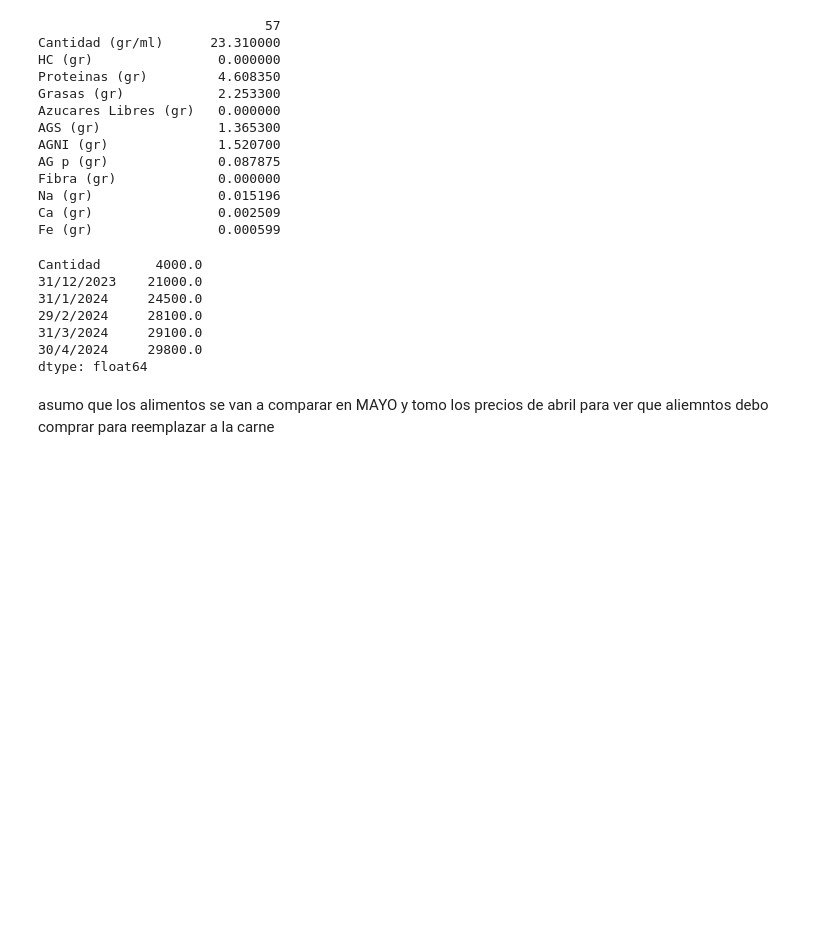
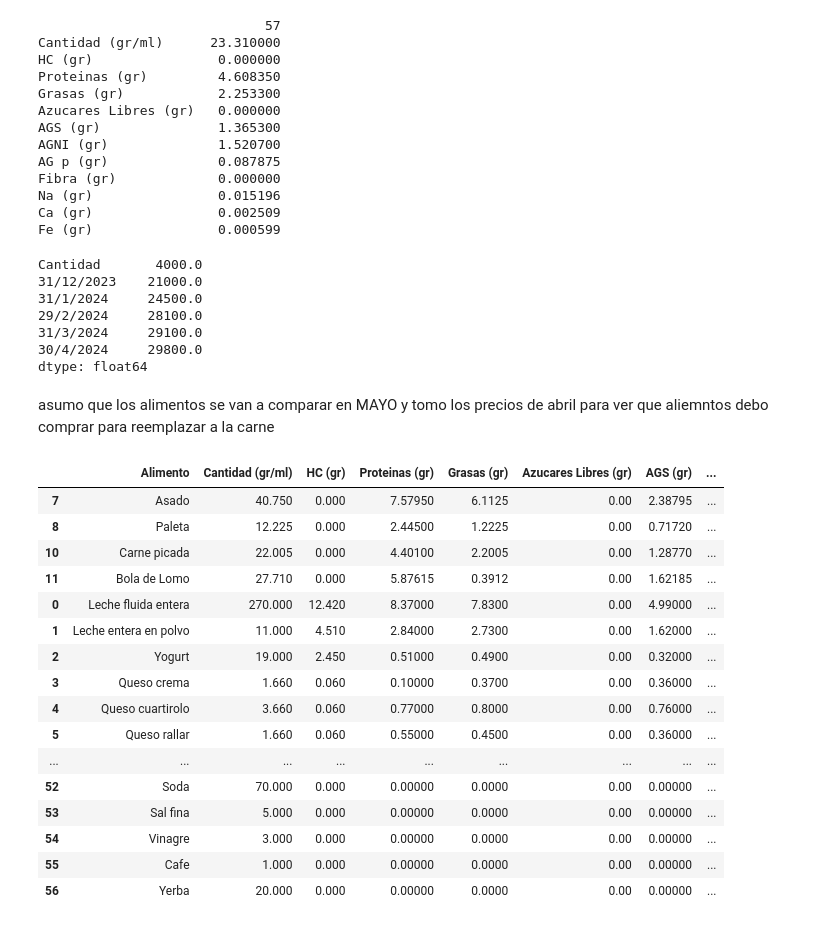
Before and after one commit to pedrobergaglio/algebra-lineal-computacional-2024, a Jupyter notebook: Enunciado TP2 y datos-20240601/Resolución.ipynb, the cells around one changed output. Cells and saved outputs as stored; diff of their text form; code cells hidden in the pictures; blank space fills up the shorter version.

Commit message:
celda para reducir tal porcentaje de carne en la cba

```diff
--- a/Enunciado TP2 y datos-20240601/Resolución.ipynb
+++ b/Enunciado TP2 y datos-20240601/Resolución.ipynb
@@ -1213,3 +1200,44 @@ Cantidad       4000.0
 dtype: float64
 # %% [markdown]
 asumo que los alimentos se van a comparar en MAYO y tomo los precios de abril para ver que aliemntos debo comprar para reemplazar a la carne
+# %%
+carnes185_tabla_nutricional = tabla_nutricional.copy()
+carnes_consumidores = ['Asado', 'Paleta ', 'Bola de Lomo', 'Carne picada'] #agrupo las 4 carnes
+
+# para los alimentos de la CBA que están en este grupo, reducir toda la fila en un 18.5%, es decir, tomar el 81.5% de los valores actuales
+
+# salvo los alimentos que no son carnes
+no_carnes = carnes185_tabla_nutricional[~carnes185_tabla_nutricional['Alimento'].isin(carnes_consumidores)]
+# filtro los alimentos que son carnes
+carnes185_tabla_nutricional = carnes185_tabla_nutricional[carnes185_tabla_nutricional['Alimento'].isin(carnes_consumidores)]
+#guardo los alimentos
+alimentos = carnes185_tabla_nutricional['Alimento']
+#saco los alimentos
+carnes185_tabla_nutricional = carnes185_tabla_nutricional.drop('Alimento', axis='columns')
+#calculo el 81.5% de los valores
+carnes185_tabla_nutricional = carnes185_tabla_nutricional * 0.815
+#agrego los alimentos
+carnes185_tabla_nutricional['Alimento'] = alimentos
+#reordeno las columnas para que queden igual que antes
+carnes185_tabla_nutricional = carnes185_tabla_nutricional[['Alimento'] + [col for col in carnes185_tabla_nutricional.columns if col != 'Alimento']]
+#agrego los alimentos que no son carnes devuelta
+carnes185_tabla_nutricional = pd.concat([carnes185_tabla_nutricional, no_carnes])
+carnes185_tabla_nutricional
+# %% [output]
+|  | Alimento | Cantidad (gr/ml) | HC (gr) | Proteinas (gr) | Grasas (gr) | Azucares Libres (gr) | AGS (gr) | ... |
+| 7 | Asado | 40.750 | 0.000 | 7.57950 | 6.1125 | 0.00 | 2.38795 | ... |
+| 8 | Paleta | 12.225 | 0.000 | 2.44500 | 1.2225 | 0.00 | 0.71720 | ... |
+| 10 | Carne picada | 22.005 | 0.000 | 4.40100 | 2.2005 | 0.00 | 1.28770 | ... |
+| 11 | Bola de Lomo | 27.710 | 0.000 | 5.87615 | 0.3912 | 0.00 | 1.62185 | ... |
+| 0 | Leche fluida entera | 270.000 | 12.420 | 8.37000 | 7.8300 | 0.00 | 4.99000 | ... |
+| 1 | Leche entera en polvo | 11.000 | 4.510 | 2.84000 | 2.7300 | 0.00 | 1.62000 | ... |
+| 2 | Yogurt | 19.000 | 2.450 | 0.51000 | 0.4900 | 0.00 | 0.32000 | ... |
+| 3 | Queso crema | 1.660 | 0.060 | 0.10000 | 0.3700 | 0.00 | 0.36000 | ... |
+| 4 | Queso cuartirolo | 3.660 | 0.060 | 0.77000 | 0.8000 | 0.00 | 0.76000 | ... |
+| 5 | Queso rallar | 1.660 | 0.060 | 0.55000 | 0.4500 | 0.00 | 0.36000 | ... |
+| ... | ... | ... | ... | ... | ... | ... | ... | ... |
+| 52 | Soda | 70.000 | 0.000 | 0.00000 | 0.0000 | 0.00 | 0.00000 | ... |
+| 53 | Sal fina | 5.000 | 0.000 | 0.00000 | 0.0000 | 0.00 | 0.00000 | ... |
+| 54 | Vinagre | 3.000 | 0.000 | 0.00000 | 0.0000 | 0.00 | 0.00000 | ... |
+| 55 | Cafe | 1.000 | 0.000 | 0.00000 | 0.0000 | 0.00 | 0.00000 | ... |
+| 56 | Yerba | 20.000 | 0.000 | 0.00000 | 0.0000 | 0.00 | 0.00000 | ... |
```
Also changed, not shown: parts of 7 cells of this notebook, 1 other file.
